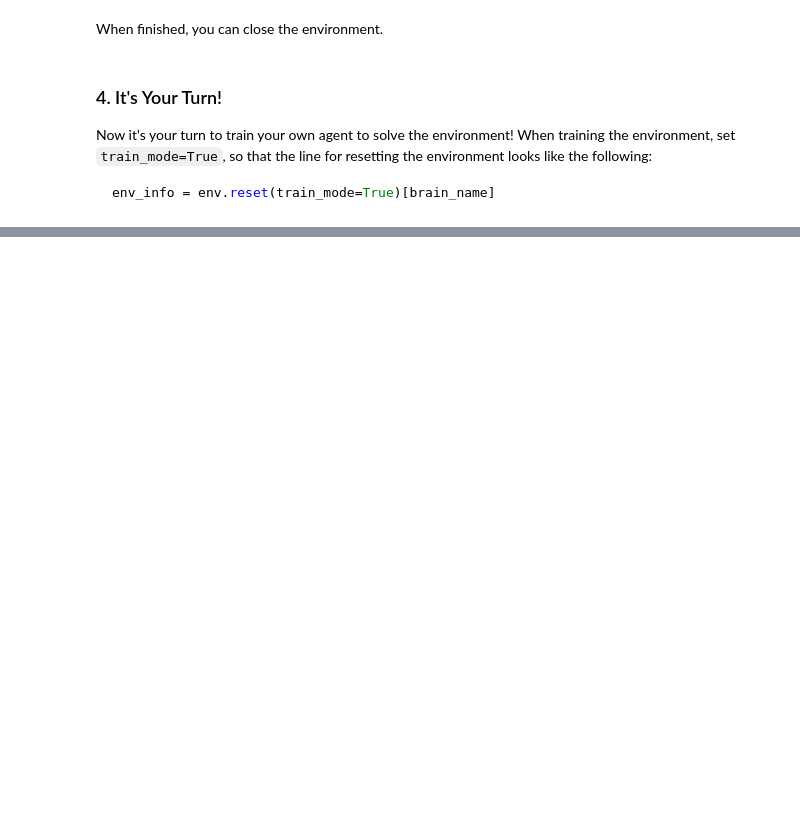
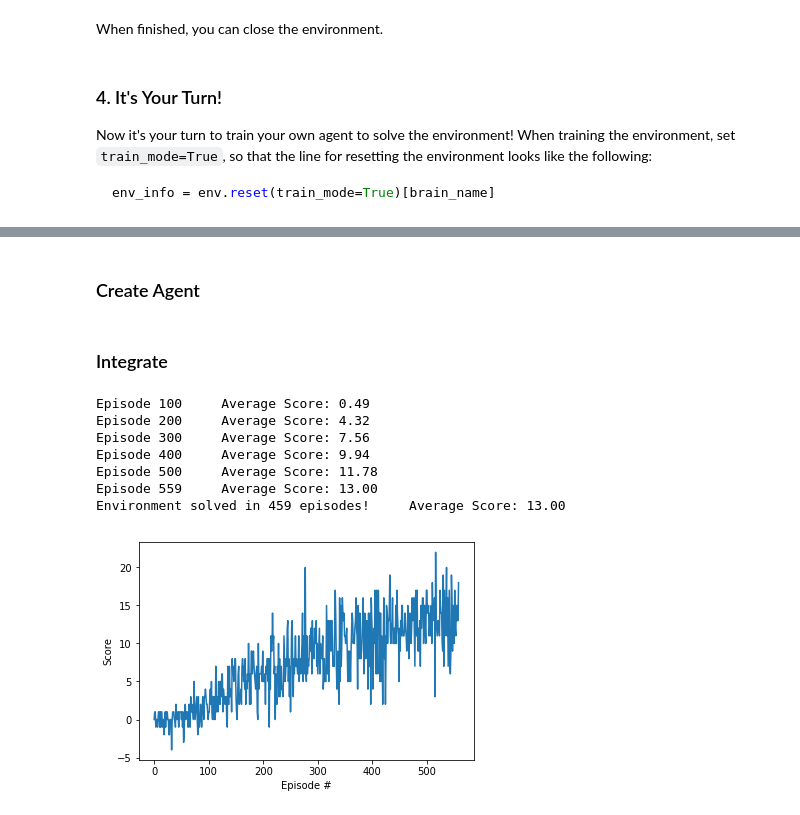
Before and after one commit to postBG/deep-reinforcement-learning, a Jupyter notebook: p1_navigation/Navigation.ipynb, the cells around one changed output, grey strips where cells are left out. Cells and saved outputs as stored; diff of their text form; code cells hidden in the pictures; blank space fills up the shorter version.

```diff
--- a/p1_navigation/Navigation.ipynb
+++ b/p1_navigation/Navigation.ipynb
@@ -129,0 +133,14 @@ env_info = env.reset(train_mode=True)[brain_name]
+# %%
+device = torch.device("cuda:0" if torch.cuda.is_available() else "cpu")
+configs = {
+    'BUFFER_SIZE': int(1e5),  # replay buffer size
+    'BATCH_SIZE': 64,         # minibatch size
+    'GAMMA': 0.99,            # discount factor
+    'TAU': 1e-3,              # for soft update of target parameters
+    'LR': 5e-4,               # learning rate
+    'UPDATE_EVERY': 4,        # how often to update the network
+    'SEED': 0,
+    'N_EPISODES': 2000,
+    'MAX_TIME_STEP': 1000,
+    'EPS_DECAY': 0.995
+}
@@ -129,0 +149,12 @@ env_info = env.reset(train_mode=True)[brain_name]
+# %%
+from memory import ReplayBuffer
+
+memory = ReplayBuffer(action_size, configs['BUFFER_SIZE'], configs['BATCH_SIZE'], seed=configs['SEED'])
+# %% [markdown]
+### Create Agent
+# %%
+from agent import Agent
+
+agent = Agent(state_size, action_size, memory, configs['SEED'], configs)
+# %% [markdown]
+### Integrate
@@ -129,0 +208,19 @@ env_info = env.reset(train_mode=True)[brain_name]
+# %%
+scores = dqn(configs['N_EPISODES'], configs['MAX_TIME_STEP'], eps_decay=configs['EPS_DECAY'])
+
+# plot the scores
+fig = plt.figure()
+ax = fig.add_subplot(111)
+plt.plot(np.arange(len(scores)), scores)
+plt.ylabel('Score')
+plt.xlabel('Episode #')
+plt.show()
+# %% [output]
+Episode 100     Average Score: 0.49
+Episode 200     Average Score: 4.32
+Episode 300     Average Score: 7.56
+Episode 400     Average Score: 9.94
+Episode 500     Average Score: 11.78
+Episode 559     Average Score: 13.00
+Environment solved in 459 episodes!     Average Score: 13.00
+[figure, added]
```
Also changed, not shown: parts of 6 cells of this notebook, 4 other files.
